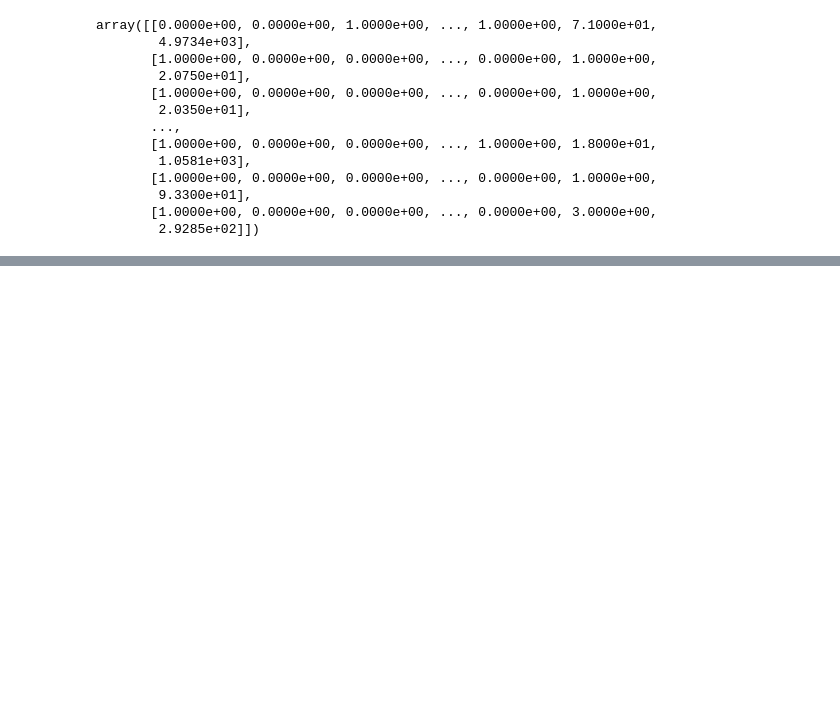
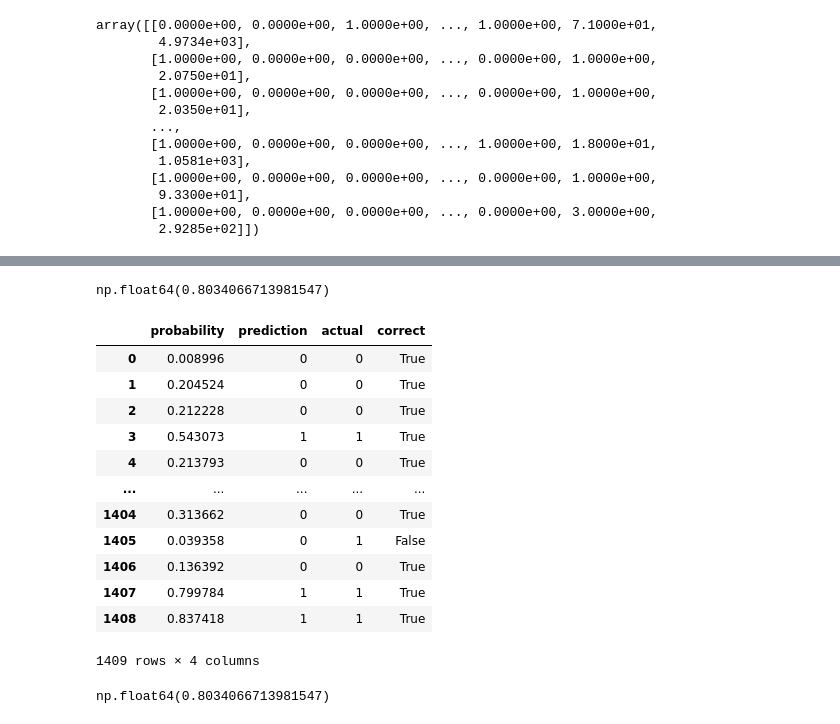
Before and after one commit to kasteion/ml-zoomcamp-2024, a Jupyter notebook: 03-classification/03-churn-predition.ipynb, the cells around one changed output, grey strips where cells are left out. Cells and saved outputs as stored; diff of their text form; code cells hidden in the pictures; blank space fills up the shorter version.

```diff
--- a/03-classification/03-churn-predition.ipynb
+++ b/03-classification/03-churn-predition.ipynb
@@ -810,0 +888,6 @@ array([[0.0000e+00, 0.0000e+00, 1.0000e+00, ..., 1.0000e+00, 7.1000e+01,
+# %%
+# We initialize a model
+model = LogisticRegression()
+
+# We train a model
+model.fit(X_train, y_train)
@@ -810,0 +940,4 @@ array([[0.0000e+00, 0.0000e+00, 1.0000e+00, ..., 1.0000e+00, 7.1000e+01,
+# %%
+# Like this we can get the predictions of the validation data set
+y_pred = model.predict_proba(X_val)[:, 1]
+y_pred
@@ -810,0 +947,4 @@ array([[0.0000e+00, 0.0000e+00, 1.0000e+00, ..., 1.0000e+00, 7.1000e+01,
+# %%
+# And then we can decide the percentage that we will consider a 1 (and if that is not met it will be 0)
+churn_decision = (y_pred > 0.5)
+churn_decision
@@ -810,0 +969,36 @@ array([[0.0000e+00, 0.0000e+00, 1.0000e+00, ..., 1.0000e+00, 7.1000e+01,
+# %%
+# For linear regression we use rmsc
+# For logistic regression we can use something similar called accuracy
+
+# In this case the mean will be the accuracy of our model
+(y_val == churn_decision).mean() # 80% of our prediction matched
+# %% [output]
+np.float64(0.8034066713981547)
+# %%
+# Its something like this:
+# We have a dataframe with the probability, prediction, the real values and the ones that matched
+df_pred = pd.DataFrame()
+df_pred['probability'] = y_pred
+df_pred['prediction'] = churn_decision.astype(int)
+df_pred['actual'] = y_val
+df_pred['correct'] = df_pred.prediction == df_pred.actual
+df_pred
+# %% [output]
+|  | probability | prediction | actual | correct |
+| 0 | 0.008996 | 0 | 0 | True |
+| 1 | 0.204524 | 0 | 0 | True |
+| 2 | 0.212228 | 0 | 0 | True |
+| 3 | 0.543073 | 1 | 1 | True |
+| 4 | 0.213793 | 0 | 0 | True |
+| ... | ... | ... | ... | ... |
+| 1404 | 0.313662 | 0 | 0 | True |
+| 1405 | 0.039358 | 0 | 1 | False |
+| 1406 | 0.136392 | 0 | 0 | True |
+| 1407 | 0.799784 | 1 | 1 | True |
+| 1408 | 0.837418 | 1 | 1 | True |
+1409 rows × 4 columns
+# %%
+# And having that we can check the percentage of correct predictions against the validation dataframe
+df_pred.correct.mean()
+# %% [output]
+np.float64(0.8034066713981547)
```
Also changed, not shown: parts of 46 cells of this notebook.
